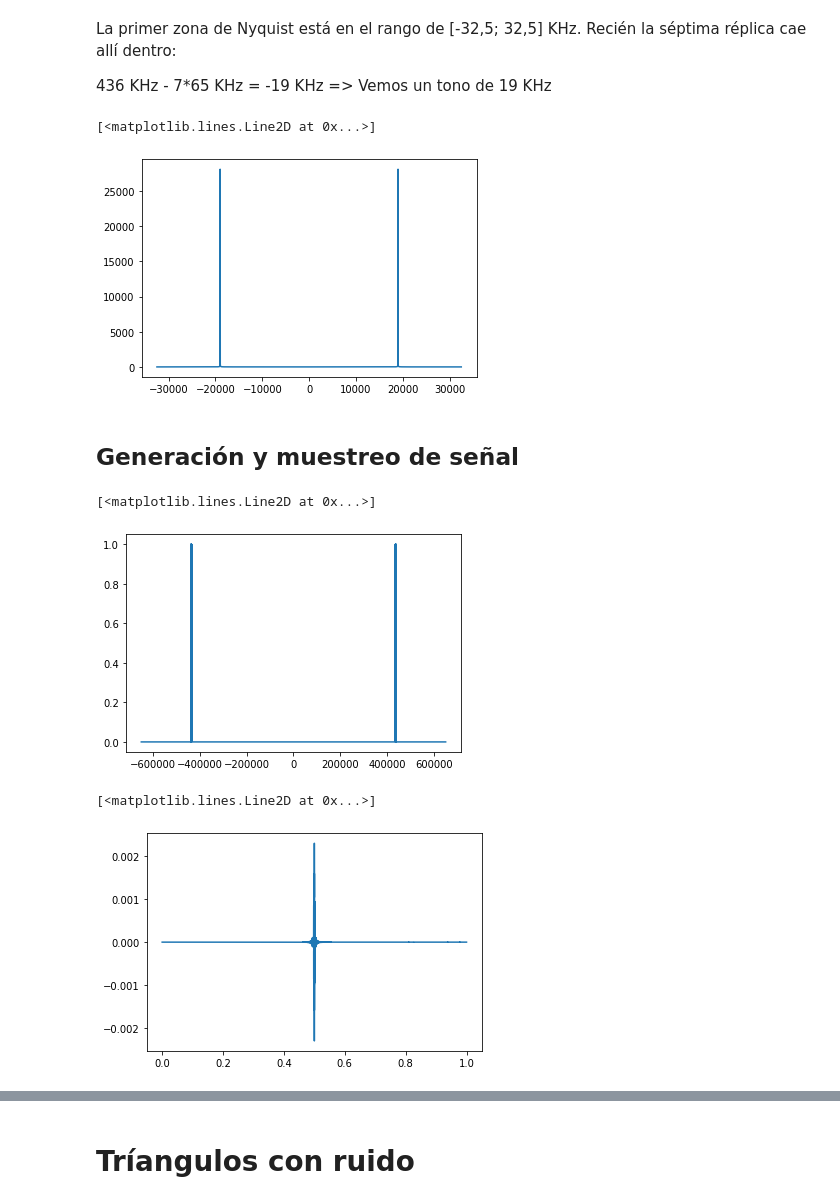
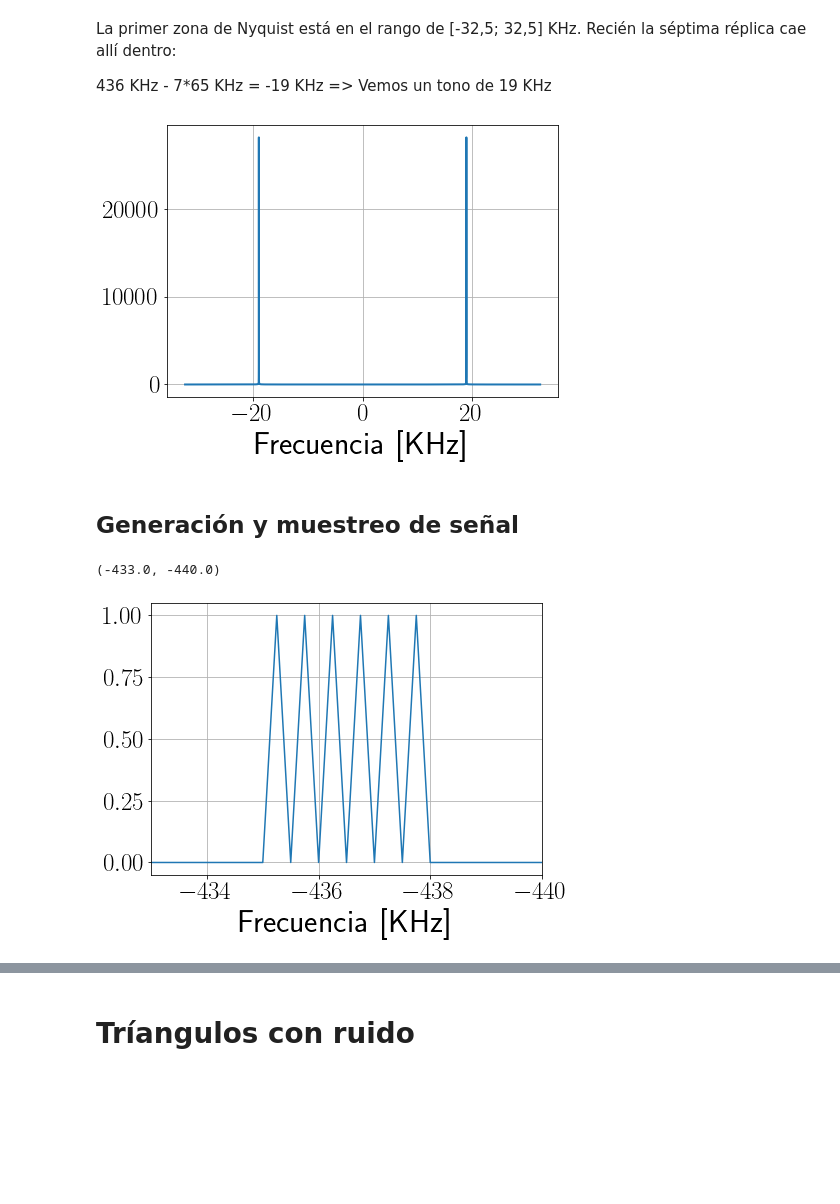
Before and after one commit to Fran-Mark/PI, a Jupyter notebook: Simulaciones/Preprocesamiento/preprocesamiento.ipynb, the cells around one changed output, grey strips where cells are left out. Drawn from its saved outputs; the diff is of its cells as text; code cells hidden in the pictures; blank space fills up the shorter version.

```diff
--- a/Simulaciones/Preprocesamiento/preprocesamiento.ipynb
+++ b/Simulaciones/Preprocesamiento/preprocesamiento.ipynb
@@ -2,3 +2,21 @@
 import numpy as np
 import matplotlib.pyplot as plt
 import scipy.signal as sp
+# %%
+# %pylab inline
+# pylab.rcParams['figure.figsize'] = (10, 6)
+# ##Esto es para renderizar texto con LaTex
+plt.rc('text', usetex = True)
+SMALL_SIZE = 25
+MEDIUM_SIZE = 32
+BIGGER_SIZE = 37
+
+plt.rc('font', size=SMALL_SIZE)          # controls default text sizes
+plt.rc('axes', titlesize=SMALL_SIZE)     # fontsize of the axes title
+plt.rc('axes', labelsize=MEDIUM_SIZE)    # fontsize of the x and y labels
+plt.rc('xtick', labelsize=SMALL_SIZE)    # fontsize of the tick labels
+plt.rc('ytick', labelsize=SMALL_SIZE)    # fontsize of the tick labels
+plt.rc('legend', fontsize=SMALL_SIZE)    # legend fontsize
+plt.rc('figure', titlesize=BIGGER_SIZE)  # fontsize of the figure title
+#rc('font',**{'family':'serif','serif':['Times']})
+plt.rcParams['figure.figsize'] = (7, 5)
@@ -17,7 +39,7 @@ def computeFT(vector, Ts):
     longitud = len(vector)
     transformada = np.fft.fftshift(np.fft.fft(vector))
 
-    vectorDeFrecs = [(-1/2+i/longitud)/Ts for i in range(longitud)]
+    vectorDeFrecs = np.array([(-1/2+i/longitud)/Ts for i in range(longitud)])
     return transformada, vectorDeFrecs
 # %% [markdown]
 ## Ejemplo de muestreo pasabanda
@@ -33,10 +55,11 @@ La primer zona de Nyquist está en el rango de [-32,5; 32,5] KHz. Recién la sé
 
 436 KHz - 7*65 KHz = -19 KHz => Vemos un tono de 19 KHz
 # %%
-plt.plot(freqs, np.abs(fft))
+plt.plot(freqs*10**-3, np.abs(fft), lw=2)
+plt.xlabel("Frecuencia [KHz]")
+plt.grid()
 # %% [output]
-[<matplotlib.lines.Line2D at 0x...>]
-[figure, old version]
+[figure, new version]
 # %% [markdown]
 ## Generación y muestreo de señal
 # %%
@@ -61,10 +84,12 @@ for i in range(NO_CHANNELS):
     values[int(212_000 + i*CHANNEL_BW) : int(212_000+(i+1)*CHANNEL_BW )] = triangle
     values[int(1_085_000 + i*CHANNEL_BW) : int(1_085_000+(i+1)*CHANNEL_BW )] = triangle
 # %%
-plt.plot(freqs, values)
-#plt.xlim(-433_000,-440_000)
+plt.plot(freqs*10**-3, values)
+plt.xlabel("Frecuencia [KHz]")
+plt.grid()
+plt.xlim(-433,-440)
 # %% [output]
-[<matplotlib.lines.Line2D at 0x...>]
+(-433.0, -440.0)
-[figure, old version]
+[figure, new version]
 # %%
 signal_td = np.fft.ifft(values)
@@ -73,8 +96,3 @@ tie = np.linspace(0,1,num=1_300_000)
-# %%
-plt.plot(tie,np.fft.fftshift(signal_td))
-# %% [output]
-[<matplotlib.lines.Line2D at 0x...>]
-[figure, removed]
 # %%
 muestreo = np.zeros(SAMPLING_RATE)
 for i in range(SAMPLING_RATE):
```
Also changed, not shown: parts of 18 cells of this notebook.
